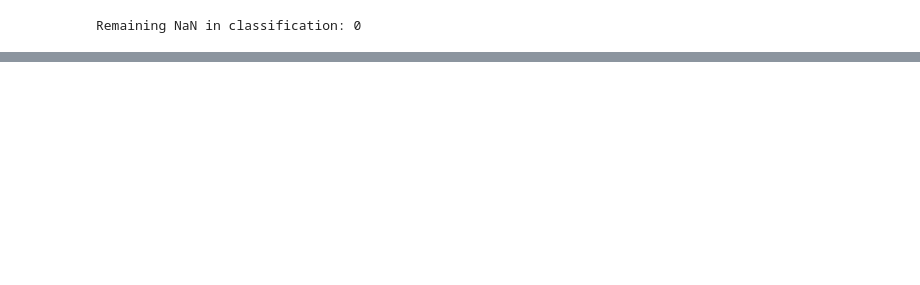
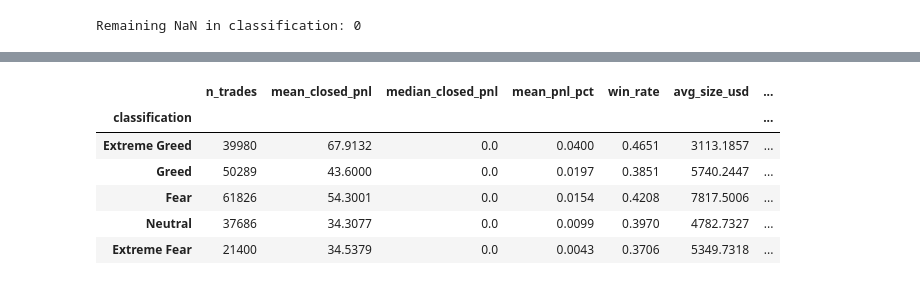
Before and after one commit to amruthaparola/trader-behavior-insights, a Jupyter notebook: ds_amrutha_parola/Trader_Sentiment_Analysis.ipynb, the cells around one changed output, grey strips where cells are left out. Cells and saved outputs as stored; diff of their text form; code cells hidden in the pictures; blank space fills up the shorter version.

Commit message:
Exploratory Data Analysis (EDA)
- Frequency of sentiment labels
- Basic group statistics

```diff
--- a/ds_amrutha_parola/Trader_Sentiment_Analysis.ipynb
+++ b/ds_amrutha_parola/Trader_Sentiment_Analysis.ipynb
@@ -278,0 +278,3 @@ Remaining NaN in classification: 0
+# %%
+# Create pnl_pct
+merged_df['pnl_pct'] = merged_df['closed_pnl'] / merged_df['size_usd']
@@ -278,0 +303,21 @@ Remaining NaN in classification: 0
+# %%
+# Grouped summary by sentiment
+grouped = merged_df.groupby('classification').agg(
+    n_trades = ('pnl_pct','size'),
+    mean_closed_pnl = ('closed_pnl','mean'),
+    median_closed_pnl = ('closed_pnl','median'),
+    mean_pnl_pct = ('pnl_pct','mean'),
+    win_rate = ('is_profitable','mean'),
+    avg_size_usd = ('size_usd','mean'),
+    avg_execution_price = ('execution_price','mean'),
+    avg_fee = ('fee','mean'),
+).round(4).sort_values(('mean_pnl_pct'), ascending=False)
+display(grouped)
+# %% [output]
+|  | n_trades | mean_closed_pnl | median_closed_pnl | mean_pnl_pct | win_rate | avg_size_usd | ... |
+| classification |  |  |  |  |  |  | ... |
+| Extreme Greed | 39980 | 67.9132 | 0.0 | 0.0400 | 0.4651 | 3113.1857 | ... |
+| Greed | 50289 | 43.6000 | 0.0 | 0.0197 | 0.3851 | 5740.2447 | ... |
+| Fear | 61826 | 54.3001 | 0.0 | 0.0154 | 0.4208 | 7817.5006 | ... |
+| Neutral | 37686 | 34.3077 | 0.0 | 0.0099 | 0.3970 | 4782.7327 | ... |
+| Extreme Fear | 21400 | 34.5379 | 0.0 | 0.0043 | 0.3706 | 5349.7318 | ... |
```
Also changed, not shown: parts of 13 cells of this notebook, 1 other file.
